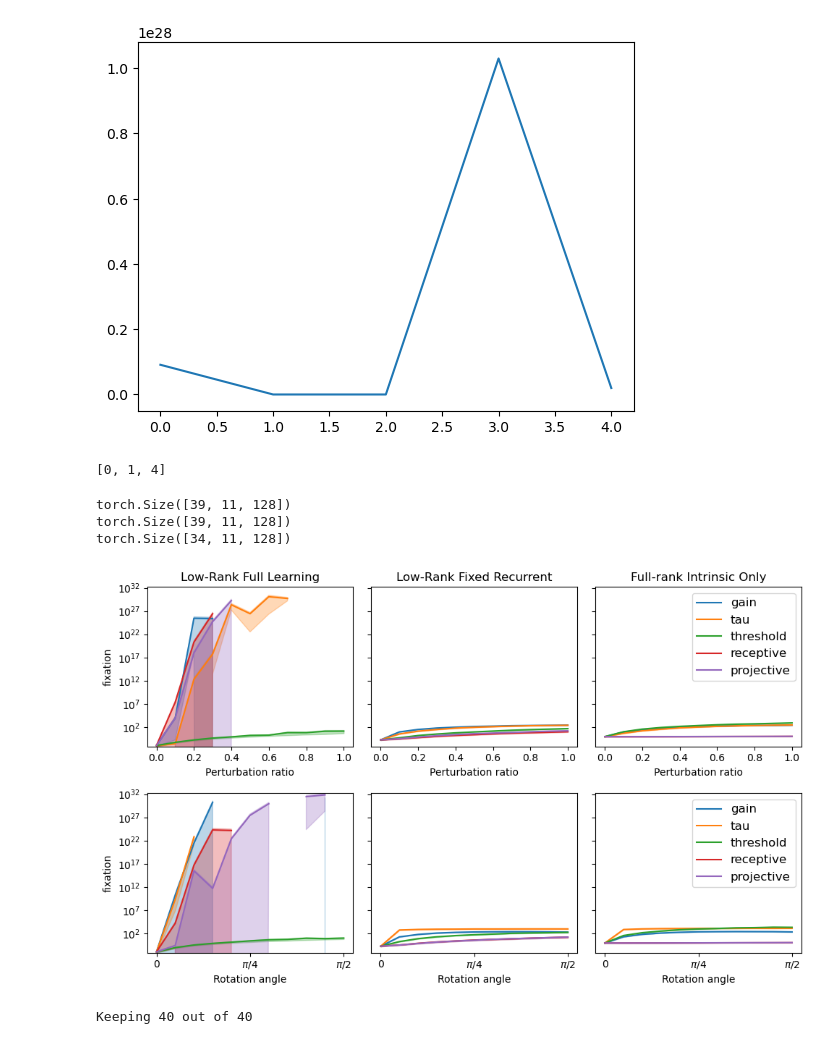
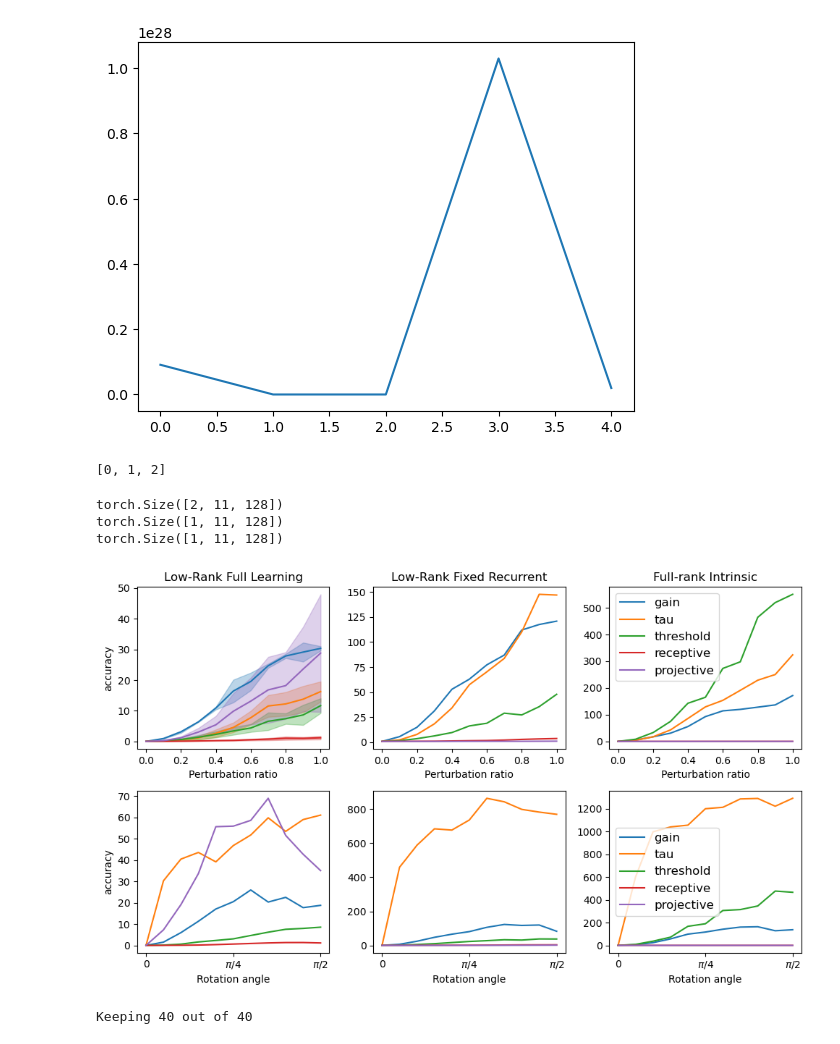
Before and after one commit to landoskape/mcn2024-psets, a Jupyter notebook: intrinsic-excitability/perturb.ipynb, the cells around one changed output. Drawn from its saved outputs; the diff is of its cells as text; code cells hidden in the pictures.

```diff
--- a/intrinsic-excitability/perturb.ipynb
+++ b/intrinsic-excitability/perturb.ipynb
@@ -28,10 +28,17 @@ edges = create_cdf_proportional_bins(30, std_dev=1, range_multiplier=2.5)
 centers = (edges[1:] + edges[:-1]) / 2
 # %%
 # Comparison of performance across different run types
-jobs = [43, 44, 45, 46, 47]
-names = ["Low-Rank Full Learning", "Low-Rank Fixed Recurrent", "Low-Rank Fixed Intrinsic", "Low-rank Fixed R+I", "Full-rank Intrinsic"]
-scale = [1, 1, 1, 1, 0.5]
-keepjob = [True, False, False, False, False]
+# jobs = [43, 44, 45, 46, 47]
+# names = ["Low-Rank Full Learning", "Low-Rank Fixed Recurrent", "Low-Rank Fixed Intrinsic", "Low-rank Fixed R+I", "Full-rank Intrinsic"]
+# scale = [1, 1, 1, 1, 0.5]
+# keepjob = [True, False, False, False, False]
+
+jobs = [48, 49, 50]
+names = ["Low-Rank Full Learning", "Low-Rank Fixed Recurrent", "Full-rank Intrinsic"]
+scale = [1, 1, 0.5]
+keepjob = [True, True, True]
+
+
 figure_name = "LearningComparison"
 include_suffix = "_".join(["T" if keep else "F" for keep in keepjob])
 
@@ -84,6 +91,6 @@ ax[3].set_title("Fixation")
 ax[3].set_ylim(0, 11)
 ax[3].legend(fontsize=8)
 
-plt.savefig(f"../project/{figure_name}_{include_suffix}")
+# plt.savefig(f"../project/{figure_name}_{include_suffix}")
 plt.show()
 # %% [output]
@@ -123,9 +130,14 @@ tensor([ True, False, False,  True,  True])
 [figure]
 # %%
 # Comparison of performance across different run types
-jobs = [43, 44, 45, 46, 47]
-names = ["Low-Rank Full Learning", "Low-Rank Fixed Recurrent", "Low-Rank Fixed Intrinsic", "Low-rank Fixed R+I", "Full-rank Intrinsic Only"]
-keepjob = [True, True, False, False, True]
+# jobs = [43, 44, 45, 46, 47]
+# names = ["Low-Rank Full Learning", "Low-Rank Fixed Recurrent", "Low-Rank Fixed Intrinsic", "Low-rank Fixed R+I", "Full-rank Intrinsic Only"]
+# keepjob = [True, True, False, False, True]
+
+jobs = [48, 49, 50]
+names = ["Low-Rank Full Learning", "Low-Rank Fixed Recurrent", "Full-rank Intrinsic"]
+keepjob = [True, True, True]
+
 idxplot = [i for i, keep in enumerate(keepjob) if keep]
 figure_name = "PerturbationComparisonAccuracy"
 include_suffix = "_".join(["T" if keep else "F" for keep in keepjob])
@@ -157,47 +169,62 @@ for jobid, name in tqdm(zip(jobs, names)):
     random_ratios.append(perturb["perturb_ratios"])
     rotate_angles.append(perturb_rotation["perturb_ratios"])
 
-show_perturb = [fixation, fixation_rotate]
-evaluating = "fixation"
-ylim = [None, None]
-yscale = "log"
+evaluating = "accuracy"
+if evaluating == "accuracy":
+    show_perturb = [accuracy, accuracy_rotate]
+    ylim = [0.45, 1.0]
+    yscale = "linear"
+elif evaluating == "loss":
+    show_perturb = [loss, loss_rotate]
+    ylim = None
+    yscale = "log"
+elif evaluating == "evidence":
+    show_perturb = [evidence, evidence_rotate]
+    ylim = None
+    yscale = "linear"
+elif evaluating == "fixation":
+    show_perturb = [fixation, fixation_rotate]
+    ylim = None
+    yscale = "log"
+else:
+    raise ValueError("Invalid evaluation metric")
 
 cmap = plt.get_cmap("tab10")
 plt.close('all')
-fig, ax = plt.subplots(2, len(idxplot), figsize=(10, 6), tight_layout=True, sharey=True, sharex="row")
+fig, ax = plt.subplots(2, len(idxplot), figsize=(10, 6), tight_layout=True, sharey=False, sharex="row")
 for iplot, ii in enumerate(idxplot):
     for jj, target in enumerate(perturb["perturb_targets"]):
         if jj==0:
             print(accuracy[ii][:, :, jj].shape)
         amean = torch.nanmean(show_perturb[0][ii][:, :, jj], dim=(0, 2))
         ase = torch.std(torch.nanmean(show_perturb[0][ii][:, :, jj], dim=2), dim=0) / np.sqrt(show_perturb[0][ii].size(0))
         ax[0, iplot].plot(random_ratios[ii], amean, label=f"{target}", c=cmap(jj))
         ax[0, iplot].fill_between(random_ratios[ii], amean - ase, amean + ase, color=cmap(jj), alpha=0.3)
     for jj, target in enumerate(perturb["perturb_targets"]):
         amean = torch.nanmean(show_perturb[1][ii][:, :, jj], dim=(0, 2))
         ase = torch.std(torch.nanmean(show_perturb[1][ii][:, :, jj], dim=2), dim=0) / np.sqrt(show_perturb[1][ii].size(0))
         ax[1, iplot].plot(rotate_angles[ii], amean, label=f"{target}", c=cmap(jj))
         ax[1, iplot].fill_between(rotate_angles[ii], amean - ase, amean + ase, color=cmap(jj), alpha=0.3)
     ax[0, iplot].set_title(names[ii])
     ax[0, iplot].set_xlabel("Perturbation ratio")
     ax[1, iplot].set_xlabel("Rotation angle")
     ax[1, iplot].set_xticks([0, np.pi/4, np.pi/2], labels=["0", r"$\pi/4$", r"$\pi/2$"])
     ax[0, iplot].set_ylim(ylim)
     ax[0, iplot].set_yscale(yscale)
     ax[1, iplot].set_ylim(ylim)
     ax[1, iplot].set_yscale(yscale)
 ax[0, -1].legend(fontsize=12)
 ax[1, -1].legend(fontsize=12)
 ax[0, 0].set_ylabel(evaluating)
 ax[1, 0].set_ylabel(evaluating)
 # plt.savefig(f"../project/{figure_name}_{evaluating}_{include_suffix}")
 plt.show()
 # %% [output]
-[0, 1, 4]
+[0, 1, 2]
-torch.Size([39, 11, 128])
-torch.Size([39, 11, 128])
-torch.Size([34, 11, 128])
+torch.Size([2, 11, 128])
+torch.Size([1, 11, 128])
+torch.Size([1, 11, 128])
-[figure, old version]
+[figure, new version]
 # %%
 jobid = 43
 
```
Also changed, not shown: parts of 7 cells of this notebook.
